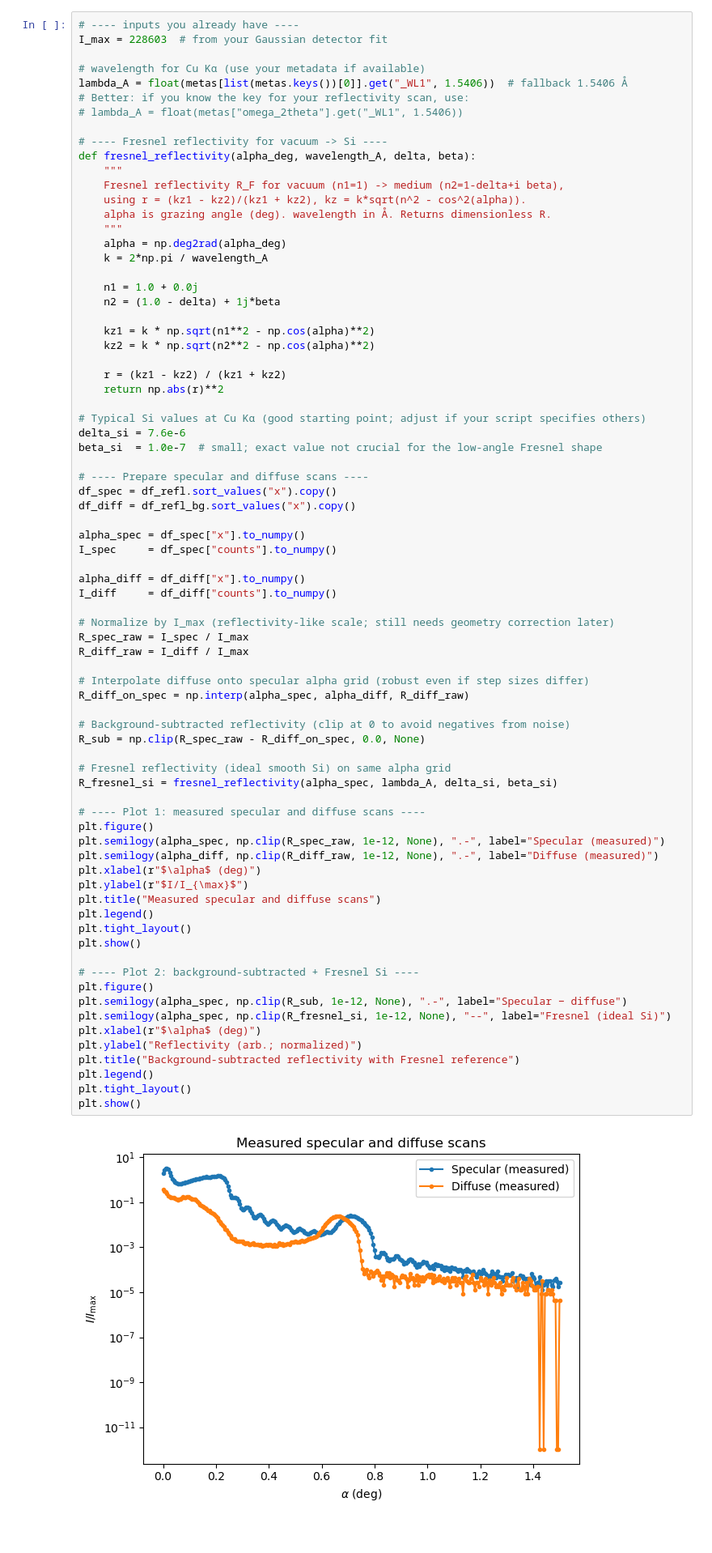
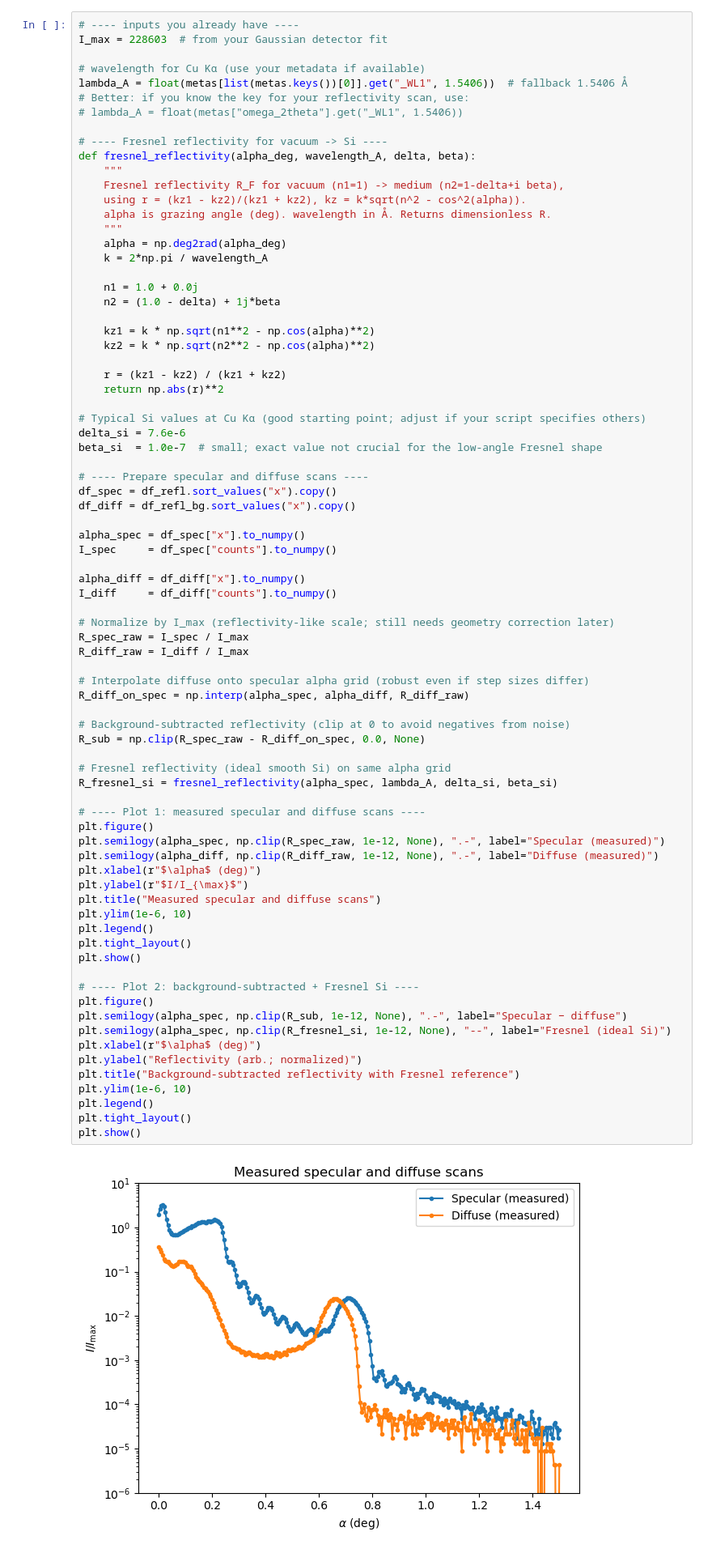
Before and after one commit to smsnfi12/Master-Praktikum, a Jupyter notebook: V44_Reflectrometry/analysis.ipynb, the cells around one changed output. Shown at 81% size. Drawn from its saved outputs; the diff is of its cells as text.

```diff
--- a/V44_Reflectrometry/analysis.ipynb
+++ b/V44_Reflectrometry/analysis.ipynb
@@ -321,31 +321,33 @@ R_diff_raw = I_diff / I_max
 R_diff_on_spec = np.interp(alpha_spec, alpha_diff, R_diff_raw)
 
 # Background-subtracted reflectivity (clip at 0 to avoid negatives from noise)
 R_sub = np.clip(R_spec_raw - R_diff_on_spec, 0.0, None)
 
 # Fresnel reflectivity (ideal smooth Si) on same alpha grid
 R_fresnel_si = fresnel_reflectivity(alpha_spec, lambda_A, delta_si, beta_si)
 
 # ---- Plot 1: measured specular and diffuse scans ----
 plt.figure()
 plt.semilogy(alpha_spec, np.clip(R_spec_raw, 1e-12, None), ".-", label="Specular (measured)")
 plt.semilogy(alpha_diff, np.clip(R_diff_raw, 1e-12, None), ".-", label="Diffuse (measured)")
 plt.xlabel(r"$\alpha$ (deg)")
 plt.ylabel(r"$I/I_{\max}$")
 plt.title("Measured specular and diffuse scans")
+plt.ylim(1e-6, 10)
 plt.legend()
 plt.tight_layout()
 plt.show()
 
 # ---- Plot 2: background-subtracted + Fresnel Si ----
 plt.figure()
 plt.semilogy(alpha_spec, np.clip(R_sub, 1e-12, None), ".-", label="Specular − diffuse")
 plt.semilogy(alpha_spec, np.clip(R_fresnel_si, 1e-12, None), "--", label="Fresnel (ideal Si)")
 plt.xlabel(r"$\alpha$ (deg)")
 plt.ylabel("Reflectivity (arb.; normalized)")
 plt.title("Background-subtracted reflectivity with Fresnel reference")
+plt.ylim(1e-6, 10)
 plt.legend()
 plt.tight_layout()
 plt.show()
 # %% [output]
-[figure, old version]
+[figure, new version]
```
Also changed, not shown: parts of 10 cells of this notebook.
